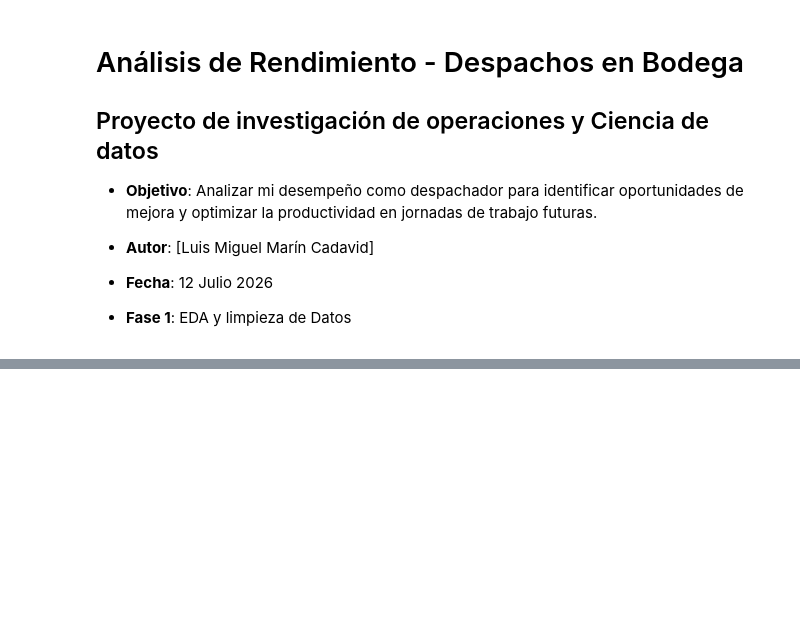
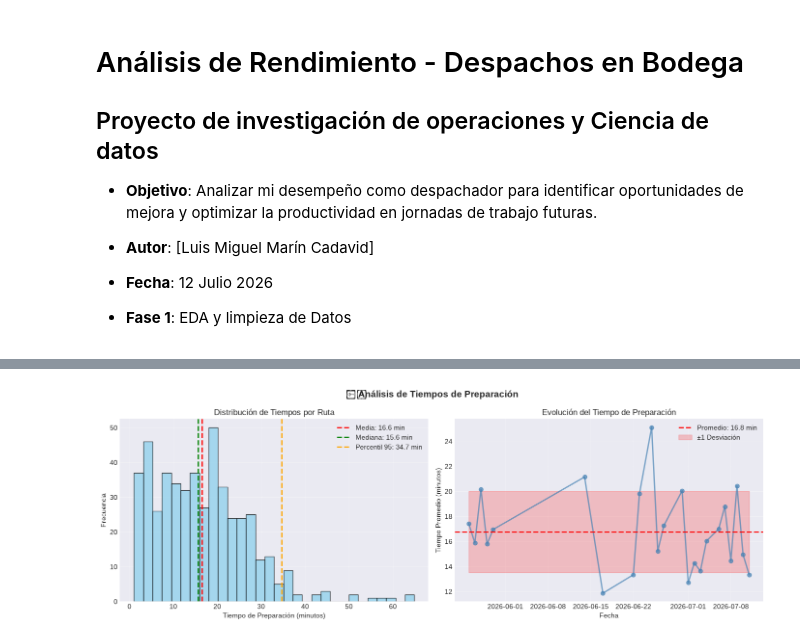
Before and after one commit to pixel-phy/optimizacion_despachos, a Jupyter notebook: notebooks/01_eda_cleaning.ipynb, the cells around one changed output, grey strips where cells are left out. Saved outputs shown, nothing was run; the diff lists cells and outputs as text; code cells hidden in the pictures; blank space fills up the shorter version.

```diff
--- a/notebooks/01_eda_cleaning.ipynb
+++ b/notebooks/01_eda_cleaning.ipynb
@@ -74,0 +1160,43 @@ Primeras 5 filas:
+# %%
+# Distribución de tiempos de preparación
+fig, axes = plt.subplots(1, 2, figsize=(14, 5))
+fig.suptitle('⏱️ Análisis de Tiempos de Preparación', fontsize=14, fontweight='bold')
+
+ax1 = axes[0]
+ax1.hist(df_clean['tiempo_preparacion_minutos'], bins=30, color='skyblue', edgecolor='black', alpha=0.7)
+ax1.axvline(df_clean['tiempo_preparacion_minutos'].mean(), color='red', linestyle='--', linewidth=2,
+            label=f'Media: {df_clean["tiempo_preparacion_minutos"].mean():.1f} min')
+ax1.axvline(df_clean['tiempo_preparacion_minutos'].median(), color='green', linestyle='--', linewidth=2,
+            label=f'Mediana: {df_clean["tiempo_preparacion_minutos"].median():.1f} min')
+# Agregar percentil 95
+p95 = df_clean['tiempo_preparacion_minutos'].quantile(0.95)
+ax1.axvline(p95, color='orange', linestyle='--', linewidth=2,
+            label=f'Percentil 95: {p95:.1f} min')
+ax1.set_xlabel('Tiempo de Preparación (minutos)')
+ax1.set_ylabel('Frecuencia')
+ax1.set_title('Distribución de Tiempos por Ruta')
+ax1.legend()
+ax1.grid(True, alpha=0.3)
+
+ax2 = axes[1]
+# Evolución del tiempo promedio por día
+tiempo_diario = df_clean.groupby('fecha')['tiempo_preparacion_minutos'].mean()
+ax2.plot(tiempo_diario.index, tiempo_diario.values, 'o-', alpha=0.7, color='steelblue', linewidth=2)
+ax2.axhline(tiempo_diario.mean(), color='red', linestyle='--', linewidth=2,
+            label=f'Promedio: {tiempo_diario.mean():.1f} min')
+ax2.fill_between(tiempo_diario.index,
+                 tiempo_diario.mean() - tiempo_diario.std(),
+                 tiempo_diario.mean() + tiempo_diario.std(),
+                 alpha=0.2, color='red', label='±1 Desviación')
+ax2.set_xlabel('Fecha')
+ax2.set_ylabel('Tiempo Promedio (minutos)')
+ax2.set_title('Evolución del Tiempo de Preparación')
+ax2.legend()
+ax2.grid(True, alpha=0.3)
+
+plt.tight_layout()
+plt.savefig('../reports/figures/tiempos_preparacion.png', dpi=150, bbox_inches='tight')
+plt.show()
+plt.close()
+# %% [output]
+[figure, added]
```
Also changed, not shown: parts of 23 cells of this notebook, 1 other file.
